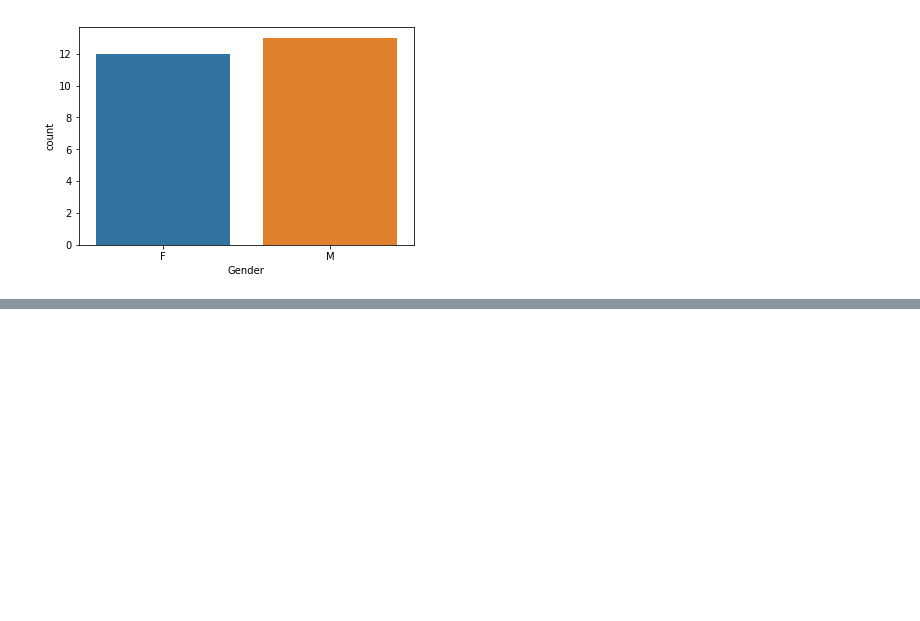
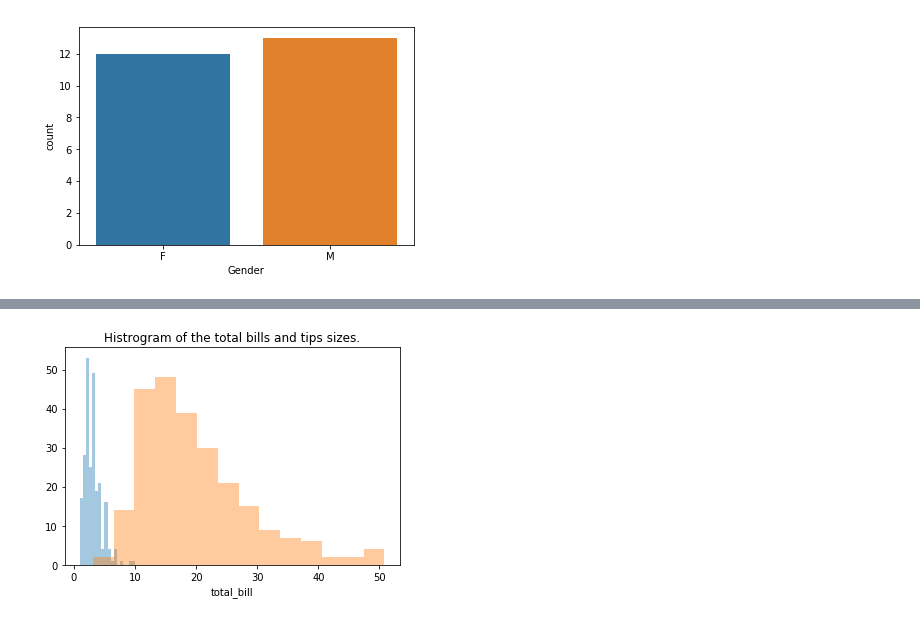
Before and after one commit to gaga91/2022-Machine-Learning-and-Data-Mining, a Jupyter notebook: class3.ipynb, the cells around one changed output, grey strips where cells are left out. Cells and saved outputs as stored; diff of their text form; code cells hidden in the pictures; blank space fills up the shorter version.

```diff
--- a/class3.ipynb
+++ b/class3.ipynb
@@ -199,0 +263,6 @@ plt.show()
+# %%
+sns.distplot(tips_data['tip'],kde=False)
+sns.distplot(tips_data['total_bill'],kde=False).set_title('Histrogram of the total bills and tips sizes.') #,kde=False
+plt.show()
+# %% [output]
+[figure, added]
```
Also changed, not shown: parts of 14 cells of this notebook.
